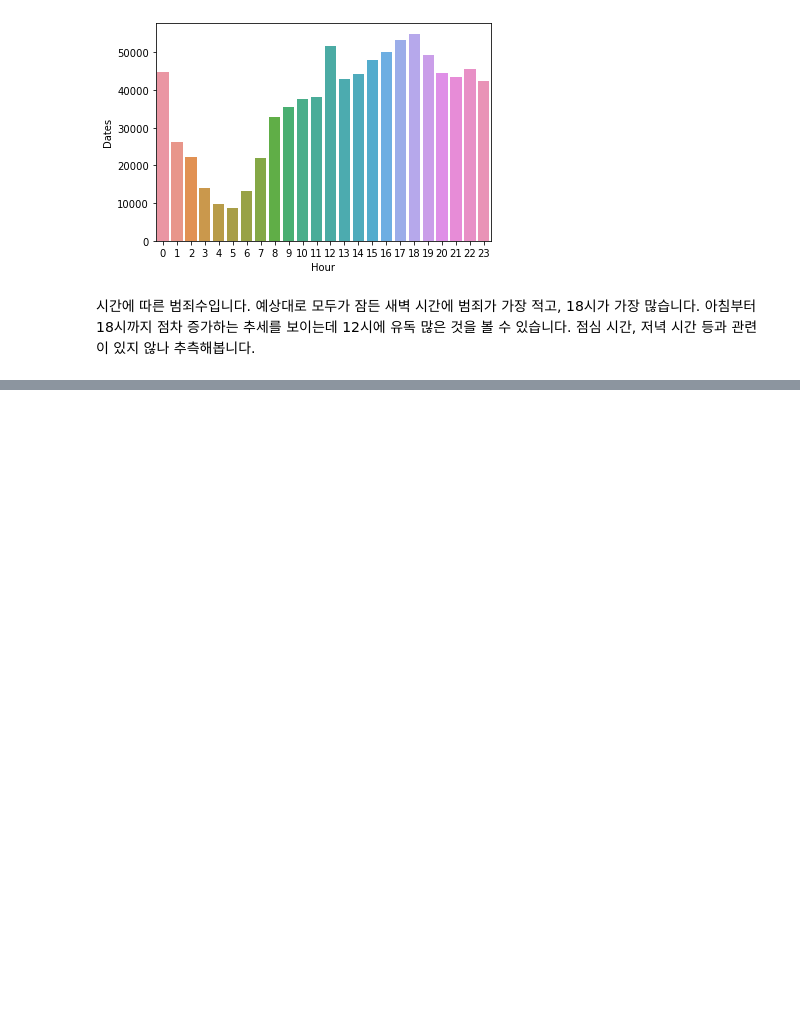
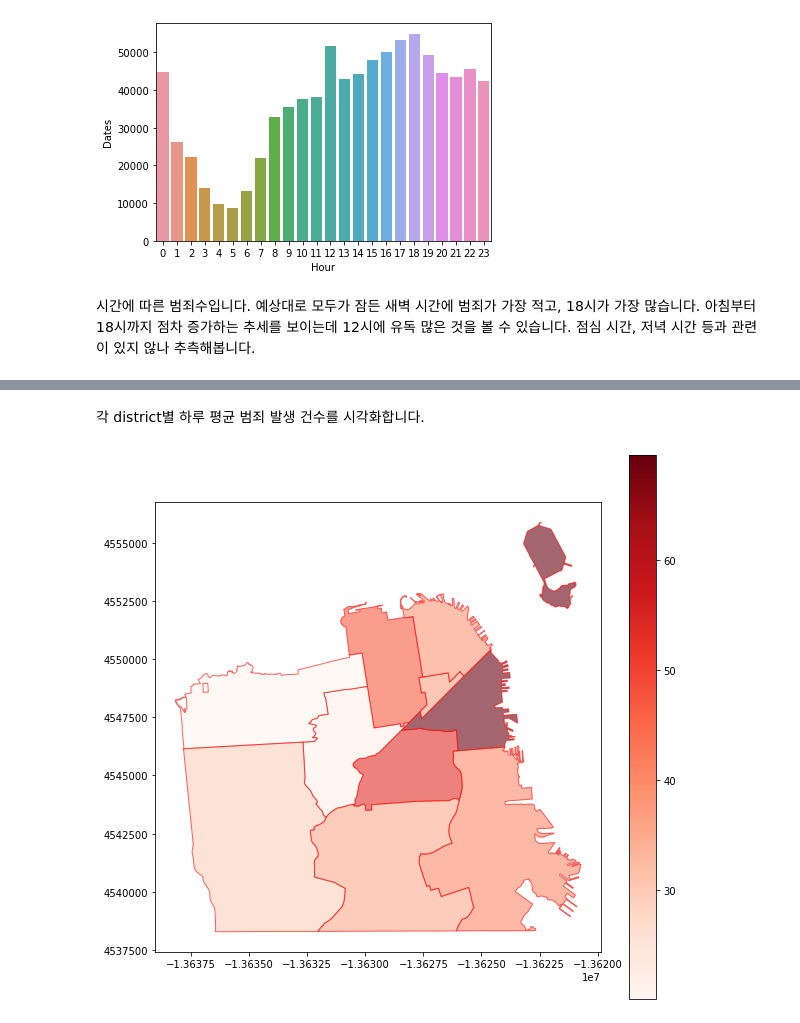
Before and after one commit to BaekKyunShin/Kaggle, a Jupyter notebook: SanFrancisco_Crime_Classification/4. San Francisco Crime Classification from a top ranker.ipynb, the cells around one changed output, grey strips where cells are left out. Saved outputs shown, nothing was run; the diff lists cells and outputs as text; code cells hidden in the pictures; blank space fills up the shorter version.

```diff
--- a/SanFrancisco_Crime_Classification/4. San Francisco Crime Classification from a top ranker.ipynb
+++ b/SanFrancisco_Crime_Classification/4. San Francisco Crime Classification from a top ranker.ipynb
@@ -184,0 +272,46 @@ sns.barplot(x=hour_series.index, y=hour_series);
+# %%
+# Downloading the shapefile of the area
+url = 'https://data.sfgov.org/api/geospatial/wkhw-cjsf?method=export&format=Shapefile'
+with urllib.request.urlopen(url) as response, open('pd_data.zip', 'wb') as out_file:
+    shutil.copyfileobj(response, out_file)
+
+# Unzipping it
+with zipfile.ZipFile('pd_data.zip', 'r') as zip_ref:
+    zip_ref.extractall('pd_data')
+
+# Loading to a geopandas dataframe
+for filename in os.listdir('./pd_data/'):
+    if re.match(".+\.shp", filename):
+        pd_districts = gpd.read_file('./pd_data/'+filename)
+        break
+
+# Merging our train dataset with the geo-dataframe
+pd_districts = pd_districts.merge(
+    train.groupby('PdDistrict').count().iloc[:, [0]].rename(
+        columns={'Dates': 'Incidents'}),
+    left_on='district',
+    right_index=True)
+
+# Transforming the coordinate system to Spherical Mercator for
+# compatibility with the tiling background
+pd_districts = pd_districts.to_crs({'init': 'epsg:3857'})
+
+# Calculating the incidents per day for every district
+train_days = train.groupby('Date').count().shape[0]
+pd_districts['inc_per_day'] = pd_districts.Incidents/train_days
+# %% [markdown]
+각 district별 하루 평균 범죄 발생 건수를 시각화합니다.
+# %%
+# Ploting the data
+fig, ax = plt.subplots(figsize=(10, 10))
+pd_districts.plot(
+    column='inc_per_day',
+    cmap='Reds',
+    alpha=0.6,
+    edgecolor='r',
+    linestyle='-',
+    linewidth=1,
+    legend=True,
+    ax=ax);
+# %% [output]
+[figure, added]
```
Also changed, not shown: parts of 16 cells of this notebook, 1 other file.
